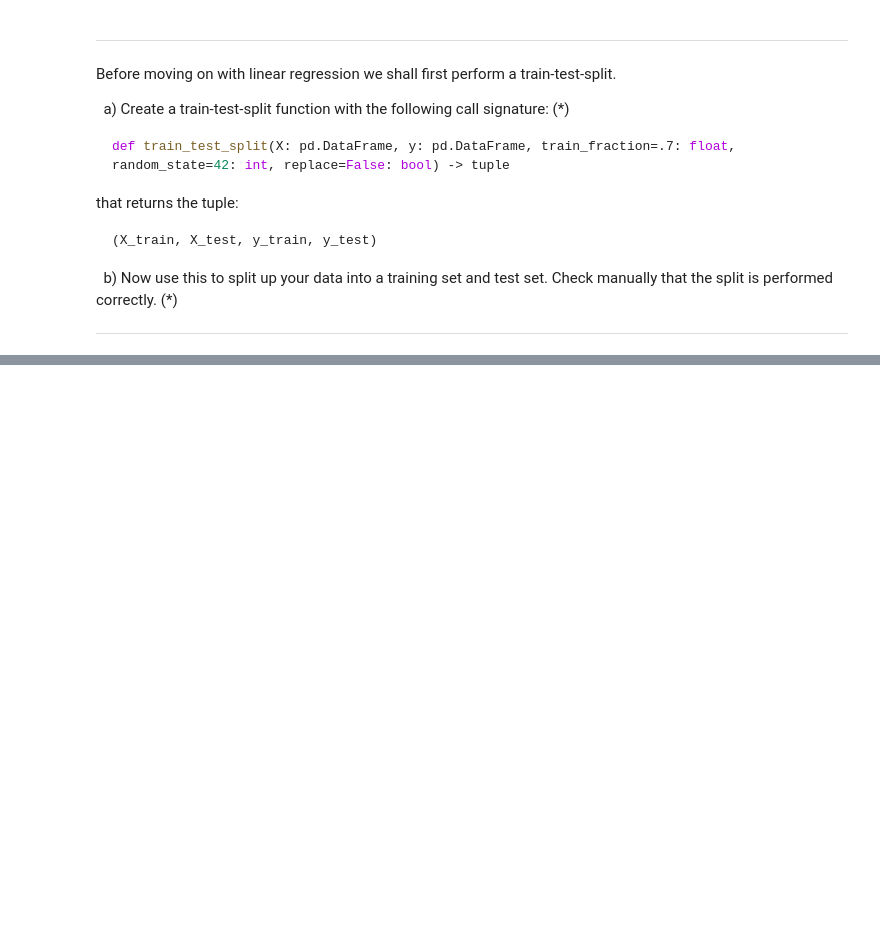
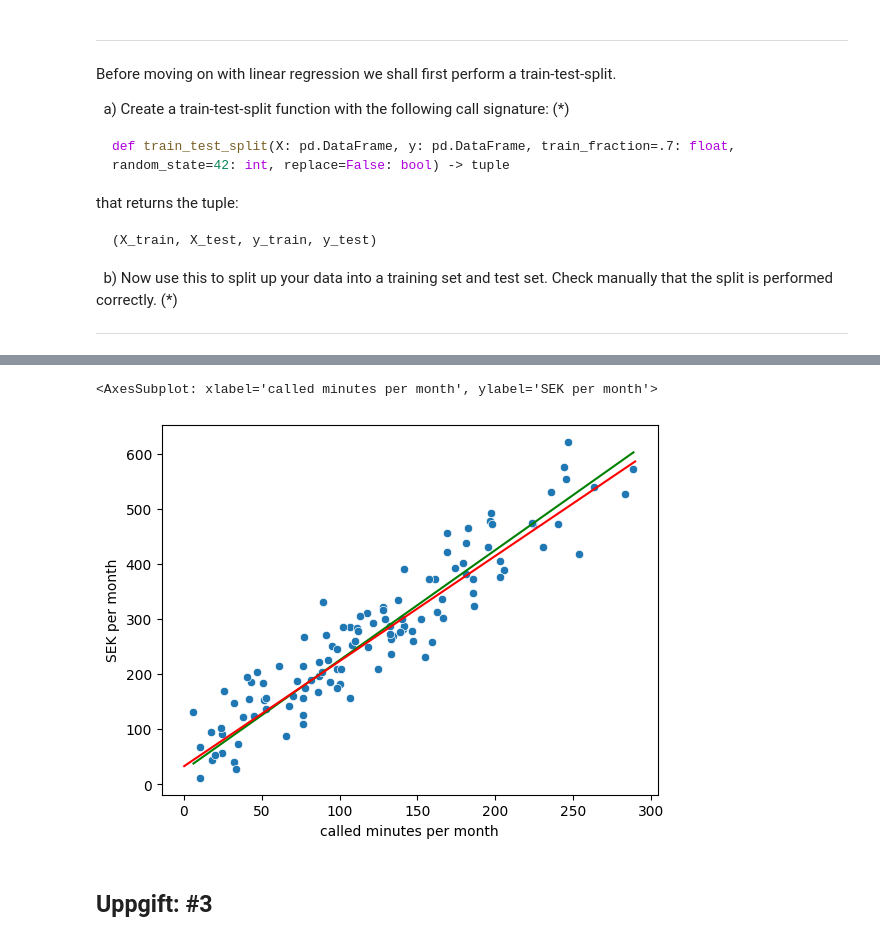
Before and after one commit to Canesp/Machine-learning-Philip-de-Canesie, a Jupyter notebook: Exercises/Exercises_Lec_01.ipynb, the cells around one changed output, grey strips where cells are left out. Saved outputs shown, nothing was run; the diff lists cells and outputs as text; code cells hidden in the pictures; blank space fills up the shorter version.

Commit message:
did uppgift #1 and #2 on lec-01

```diff
--- a/Exercises/Exercises_Lec_01.ipynb
+++ b/Exercises/Exercises_Lec_01.ipynb
@@ -105,0 +108,18 @@ that returns the tuple:
+# %%
+def train_test_split(X: pd.DataFrame, y: pd.DataFrame, train_fraction: float, random_state: int, replace: bool) -> tuple:
+
+    train_fraction = int(len(X)*train_fraction)
+
+    trian_sample_X = X.sample(n= train_fraction, random_state= random_state, replace= replace)
+    trian_sample_y = y.sample(n= train_fraction, random_state= random_state, replace= replace)
+
+    test_sample_X = X.drop(trian_sample_X.index)
+    test_sample_y = y.drop(trian_sample_y.index)
+
+    X_trian, y_trian = pd.DataFrame(trian_sample_X), trian_sample_y
+    X_test, y_test = pd.DataFrame(test_sample_X), test_sample_y
+
+    X_trian.insert(0, "intercept", 1)
+    X_test.insert(0, "intercept", 1)
+
+    return (X_trian, y_trian, X_test, y_test)
@@ -105,0 +128,4 @@ that returns the tuple:
+# %%
+X_trian, y_trian, X_test, y_test = train_test_split(df["called minutes per month"], df["SEK per month"], train_fraction=0.7, random_state=42, replace=False)
+
+X_trian.shape, y_trian.shape, X_test.shape, y_test.shape
@@ -105,0 +142,7 @@ that returns the tuple:
+# %%
+regression_fit = lambda X, y: np.linalg.inv(X.T@X) @ X.T @ y
+predict = lambda X, weights: X @ weights
+
+beta_hat = regression_fit(X_trian, y_trian)
+
+beta_hat
@@ -105,0 +153,6 @@ that returns the tuple:
+# %%
+regression_line = lambda x, b0, b1: b0 + (b1*x)
+
+reg_line = regression_line(X_trian, beta_hat[0], beta_hat[1])
+
+reg_line
@@ -105,0 +173,9 @@ that returns the tuple:
+# %%
+sns.scatterplot(x=X_test["called minutes per month"], y=y_test)
+sns.lineplot(x= X_test["called minutes per month"], y= ground_truth(x), color= "green")
+sns.lineplot(x= x, y= reg_line["called minutes per month"], color= "red")
+# %% [output]
+<AxesSubplot: xlabel='called minutes per month', ylabel='SEK per month'>
+[figure, added]
+# %% [markdown]
+## **Uppgift: #3**
```
Also changed, not shown: parts of 13 cells of this notebook, 1 other file.
